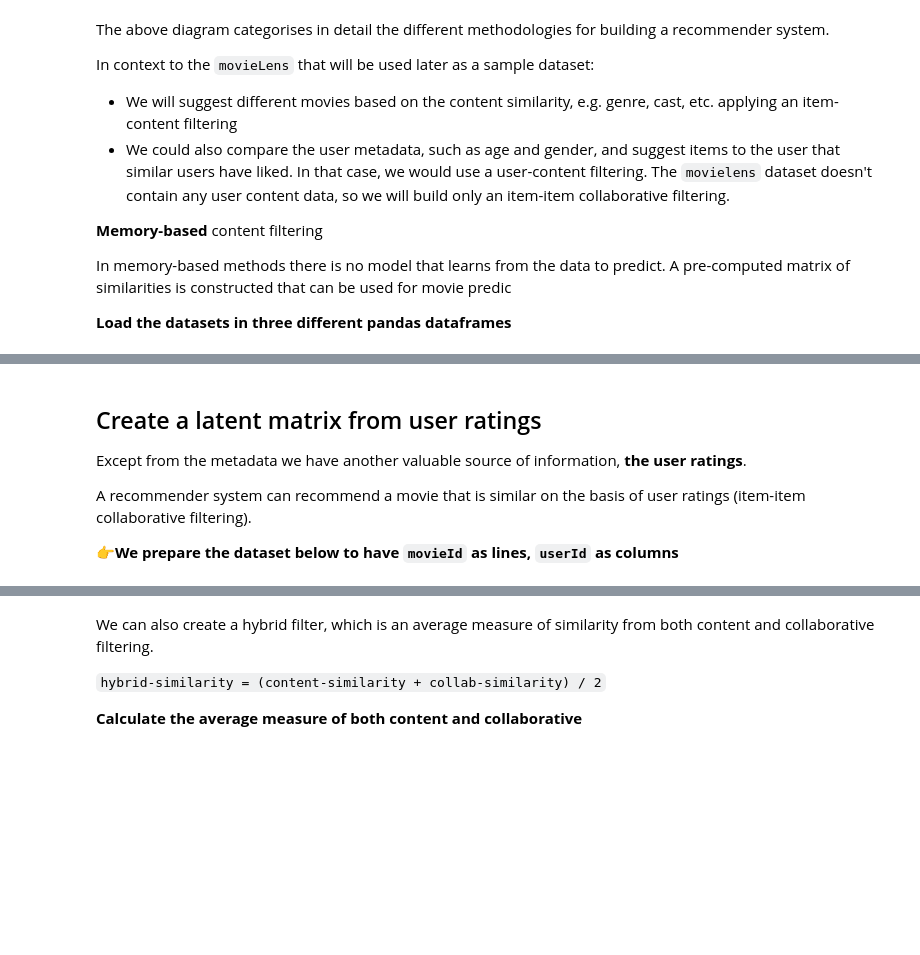
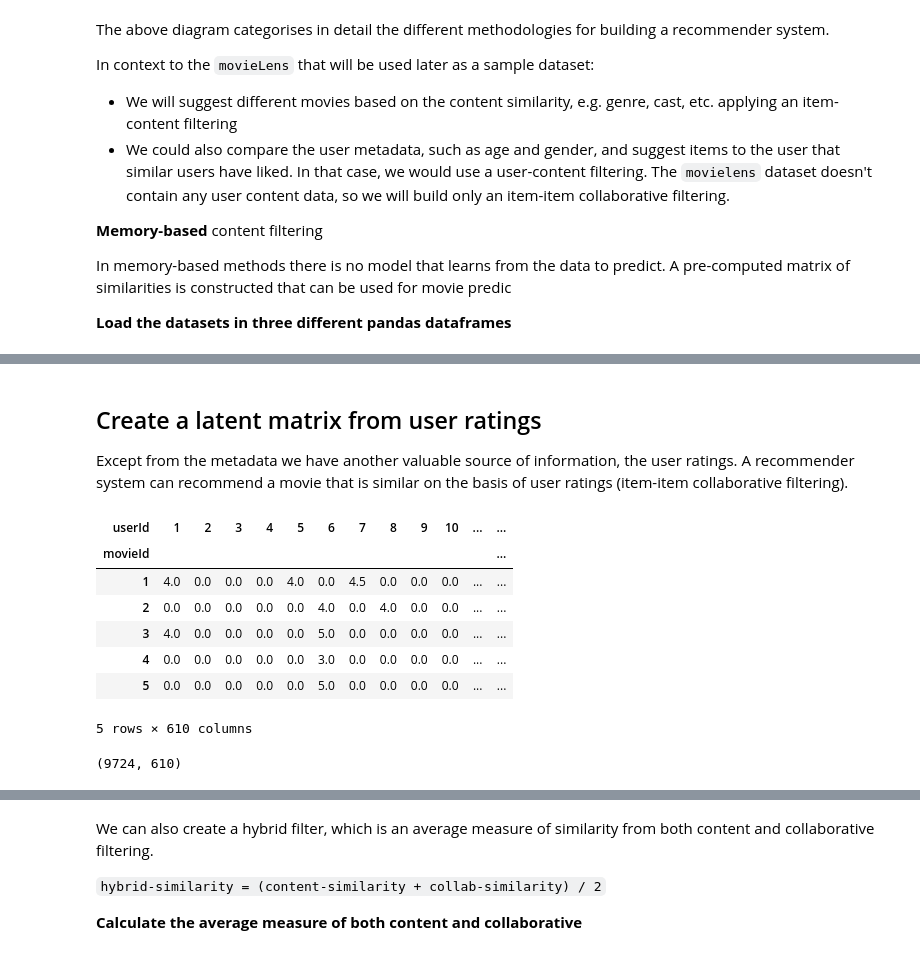
Before and after one commit to smhurf/lewagon_challenges, a Jupyter notebook: 05-ML/06-Unsupervised-Learning/03-Movie-Recommendation/recommender-system.ipynb, the cells around one changed output, grey strips where cells are left out. Cells and saved outputs as stored; diff of their text form; code cells hidden in the pictures; blank space fills up the shorter version.

```diff
--- a/05-ML/06-Unsupervised-Learning/03-Movie-Recommendation/recommender-system.ipynb
+++ b/05-ML/06-Unsupervised-Learning/03-Movie-Recommendation/recommender-system.ipynb
@@ -88,9 +169,22 @@ We can see that with only the first 25 components (from initially about 1700) we
 # %% [markdown]
 ## Create a latent matrix from user ratings
 
-Except from the metadata we have another valuable source of information, **the user ratings**.
-
-A recommender system can recommend a movie that is similar on the basis of user ratings (item-item collaborative filtering).
-
-👉**We prepare the dataset below to have `movieId` as lines, `userId` as columns**
+Except from the metadata we have another valuable source of information, the user ratings. A recommender system can recommend a movie that is similar on the basis of user ratings (item-item collaborative filtering).
+# %%
+# Merge
+ratings1 = pd.merge(movies[['movieId']], ratings, on="movieId", how="right")
+# Pivot
+ratings2 = ratings1.pivot(index = 'movieId', columns ='userId', values = 'rating').fillna(0)
+display(ratings2.head())
+ratings2.shape
+# %% [output]
+| userId | 1 | 2 | 3 | 4 | 5 | 6 | 7 | 8 | 9 | 10 | ... | ... |
+| movieId |  |  |  |  |  |  |  |  |  |  |  | ... |
+| 1 | 4.0 | 0.0 | 0.0 | 0.0 | 4.0 | 0.0 | 4.5 | 0.0 | 0.0 | 0.0 | ... | ... |
+| 2 | 0.0 | 0.0 | 0.0 | 0.0 | 0.0 | 4.0 | 0.0 | 4.0 | 0.0 | 0.0 | ... | ... |
+| 3 | 4.0 | 0.0 | 0.0 | 0.0 | 0.0 | 5.0 | 0.0 | 0.0 | 0.0 | 0.0 | ... | ... |
+| 4 | 0.0 | 0.0 | 0.0 | 0.0 | 0.0 | 3.0 | 0.0 | 0.0 | 0.0 | 0.0 | ... | ... |
+| 5 | 0.0 | 0.0 | 0.0 | 0.0 | 0.0 | 5.0 | 0.0 | 0.0 | 0.0 | 0.0 | ... | ... |
+5 rows × 610 columns
+(9724, 610)
 # %% [markdown]
```
Also changed, not shown: parts of 35 cells of this notebook, 8 other files.
